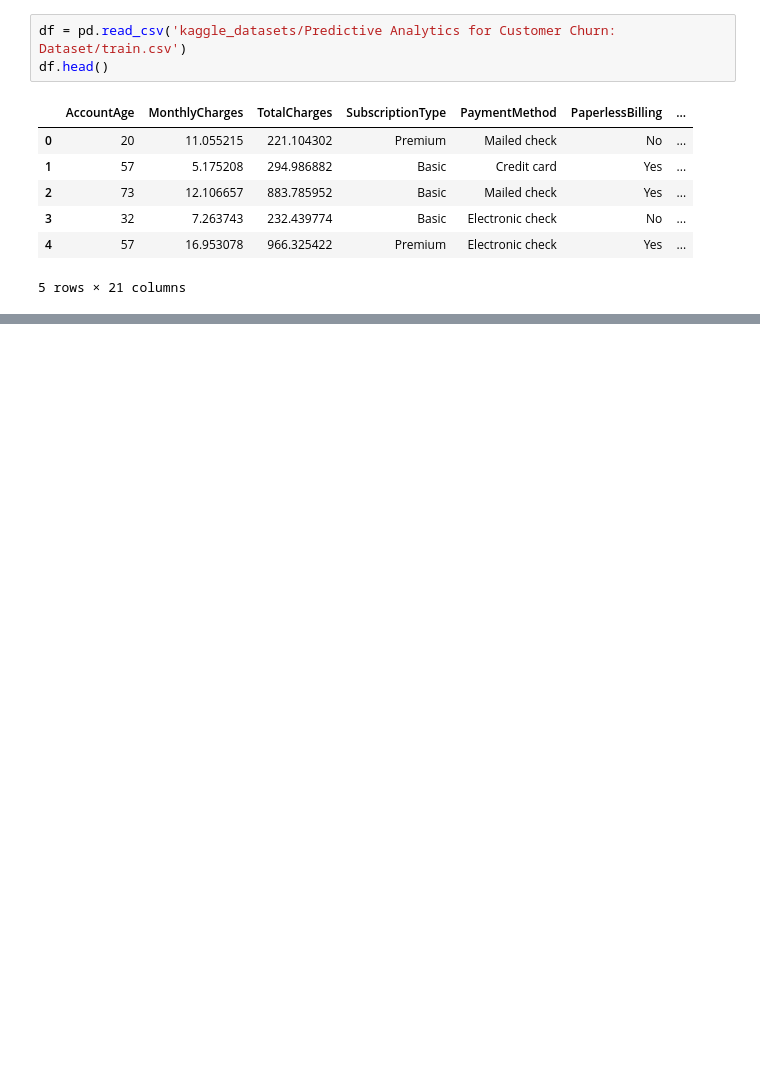
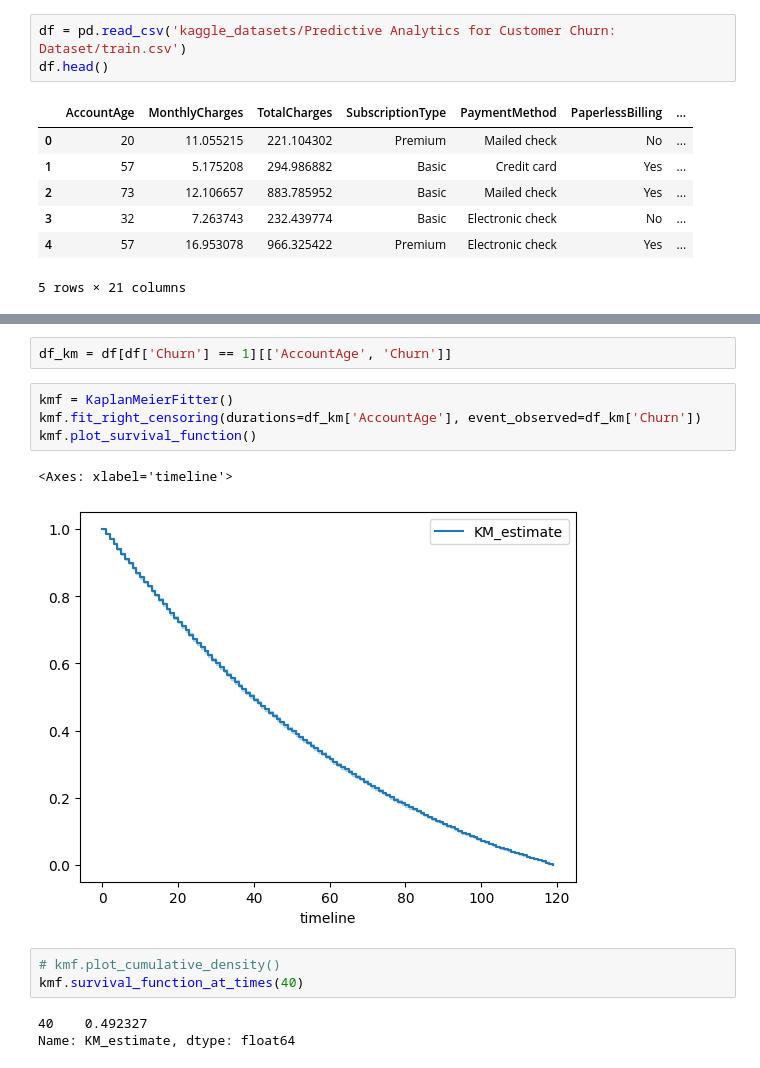
Before and after one commit to sanoosha/churn_modeling, a Jupyter notebook: survival_modeling.ipynb, the cells around one changed output, grey strips where cells are left out. Saved outputs shown, nothing was run; the diff lists cells and outputs as text; blank space fills up the shorter version.

```diff
--- a/survival_modeling.ipynb
+++ b/survival_modeling.ipynb
@@ -24,0 +41,15 @@ Name: count, dtype: int64
+# %%
+df_km = df[df['Churn'] == 1][['AccountAge', 'Churn']]
+# %%
+kmf = KaplanMeierFitter()
+kmf.fit_right_censoring(durations=df_km['AccountAge'], event_observed=df_km['Churn'])
+kmf.plot_survival_function()
+# %% [output]
+<Axes: xlabel='timeline'>
+[figure, added]
+# %%
+# kmf.plot_cumulative_density()
+kmf.survival_function_at_times(40)
+# %% [output]
+40    0.492327
+Name: KM_estimate, dtype: float64
```
Also changed, not shown: parts of 9 cells of this notebook, 8 other files.
